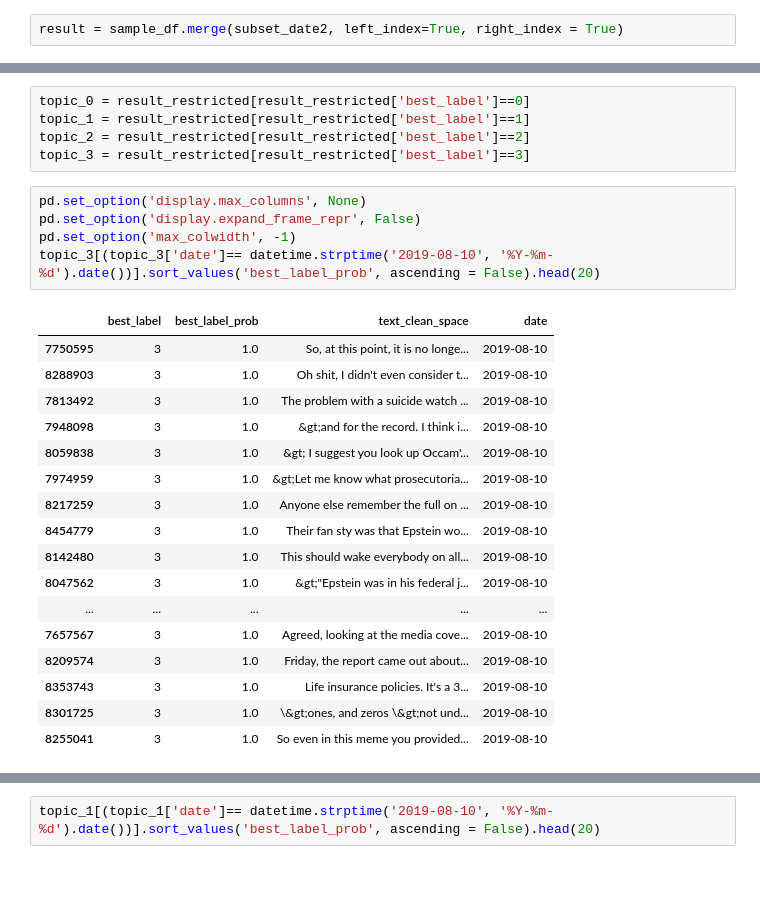
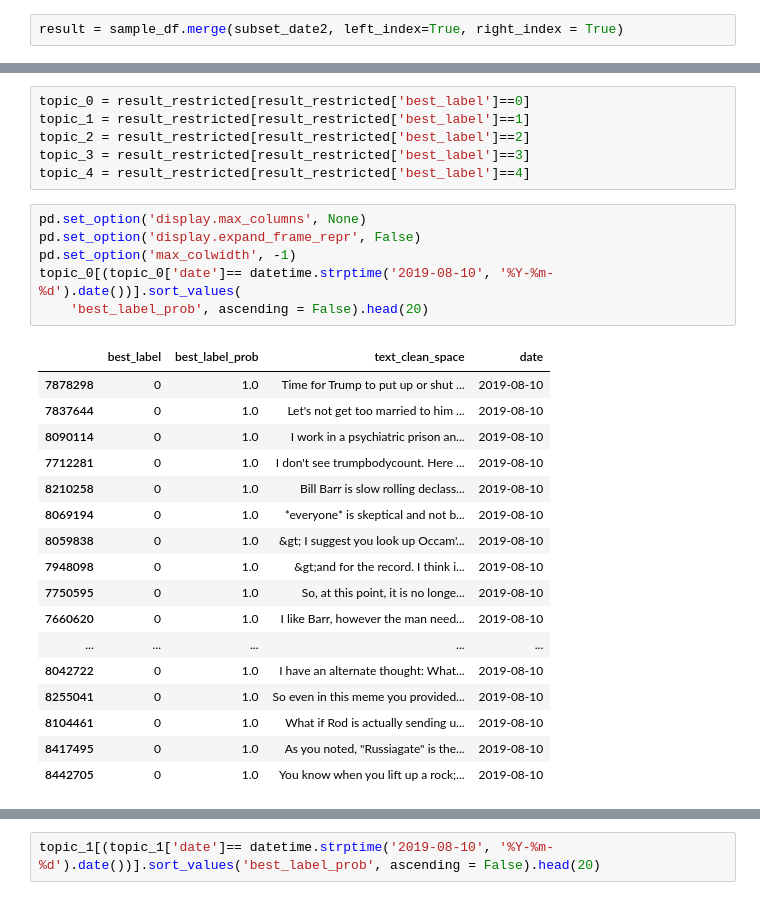
Before and after one commit to npg-mmilosh-cji/RedditQuarantineNLP, a Jupyter notebook: core/analysis/topic_analysis/short_text_lda_gsdmm_aug 2019.ipynb, the cells around one changed output, grey strips where cells are left out. Cells and saved outputs as stored; diff of their text form.

```diff
--- a/core/analysis/topic_analysis/short_text_lda_gsdmm_aug 2019.ipynb
+++ b/core/analysis/topic_analysis/short_text_lda_gsdmm_aug 2019.ipynb
@@ -235,27 +299,29 @@ topic_0 = result_restricted[result_restricted['best_label']==0]
 topic_1 = result_restricted[result_restricted['best_label']==1]
 topic_2 = result_restricted[result_restricted['best_label']==2]
 topic_3 = result_restricted[result_restricted['best_label']==3]
+topic_4 = result_restricted[result_restricted['best_label']==4]
 # %%
 pd.set_option('display.max_columns', None)
 pd.set_option('display.expand_frame_repr', False)
 pd.set_option('max_colwidth', -1)
-topic_3[(topic_3['date']== datetime.strptime('2019-08-10', '%Y-%m-%d').date())].sort_values('best_label_prob', ascending = False).head(20)
+topic_0[(topic_0['date']== datetime.strptime('2019-08-10', '%Y-%m-%d').date())].sort_values(
+    'best_label_prob', ascending = False).head(20)
 # %% [output]
 |  | best_label | best_label_prob | text_clean_space | date |
-| 7750595 | 3 | 1.0 | So, at this point, it is no longe... | 2019-08-10 |
-| 8288903 | 3 | 1.0 | Oh shit, I didn't even consider t... | 2019-08-10 |
-| 7813492 | 3 | 1.0 | The problem with a suicide watch ... | 2019-08-10 |
-| 7948098 | 3 | 1.0 | &gt;and for the record. I think i... | 2019-08-10 |
-| 8059838 | 3 | 1.0 | &gt; I suggest you look up Occam'... | 2019-08-10 |
-| 7974959 | 3 | 1.0 | &gt;Let me know what prosecutoria... | 2019-08-10 |
-| 8217259 | 3 | 1.0 | Anyone else remember the full on ... | 2019-08-10 |
-| 8454779 | 3 | 1.0 | Their fan sty was that Epstein wo... | 2019-08-10 |
-| 8142480 | 3 | 1.0 | This should wake everybody on all... | 2019-08-10 |
-| 8047562 | 3 | 1.0 | &gt;"Epstein was in his federal j... | 2019-08-10 |
+| 7878298 | 0 | 1.0 | Time for Trump to put up or shut ... | 2019-08-10 |
+| 7837644 | 0 | 1.0 | Let's not get too married to him ... | 2019-08-10 |
+| 8090114 | 0 | 1.0 | I work in a psychiatric prison an... | 2019-08-10 |
+| 7712281 | 0 | 1.0 | I don't see trumpbodycount. Here ... | 2019-08-10 |
+| 8210258 | 0 | 1.0 | Bill Barr is slow rolling declass... | 2019-08-10 |
+| 8069194 | 0 | 1.0 | *everyone* is skeptical and not b... | 2019-08-10 |
+| 8059838 | 0 | 1.0 | &gt; I suggest you look up Occam'... | 2019-08-10 |
+| 7948098 | 0 | 1.0 | &gt;and for the record. I think i... | 2019-08-10 |
+| 7750595 | 0 | 1.0 | So, at this point, it is no longe... | 2019-08-10 |
+| 7660620 | 0 | 1.0 | I like Barr, however the man need... | 2019-08-10 |
 | ... | ... | ... | ... | ... |
-| 7657567 | 3 | 1.0 | Agreed, looking at the media cove... | 2019-08-10 |
-| 8209574 | 3 | 1.0 | Friday, the report came out about... | 2019-08-10 |
-| 8353743 | 3 | 1.0 | Life insurance policies. It's a 3... | 2019-08-10 |
-| 8301725 | 3 | 1.0 | \&gt;ones, and zeros \&gt;not und... | 2019-08-10 |
-| 8255041 | 3 | 1.0 | So even in this meme you provided... | 2019-08-10 |
+| 8042722 | 0 | 1.0 | I have an alternate thought: What... | 2019-08-10 |
+| 8255041 | 0 | 1.0 | So even in this meme you provided... | 2019-08-10 |
+| 8104461 | 0 | 1.0 | What if Rod is actually sending u... | 2019-08-10 |
+| 8417495 | 0 | 1.0 | As you noted, "Russiagate" is the... | 2019-08-10 |
+| 8442705 | 0 | 1.0 | You know when you lift up a rock;... | 2019-08-10 |
 # %%
```
Also changed, not shown: parts of 18 cells of this notebook.
